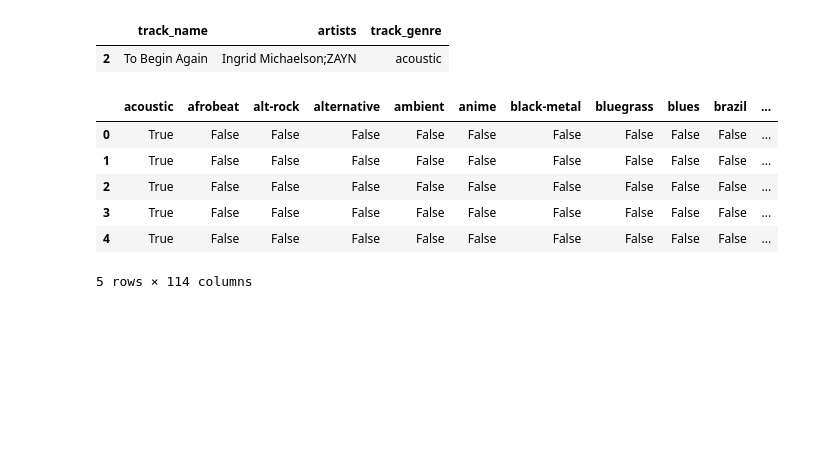
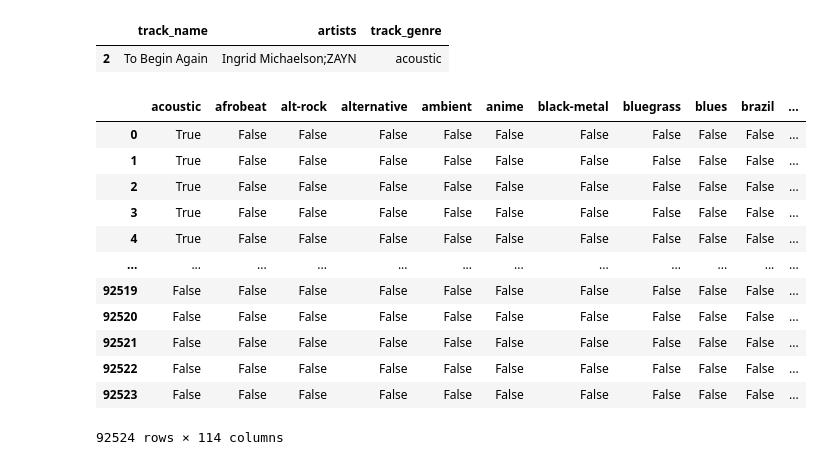
Before and after one commit to Flakkito/spotify-eda-recommender, a Jupyter notebook: notebooks/02_recommender.ipynb, the cells around one changed output. Saved outputs shown, nothing was run; the diff lists cells and outputs as text; code cells hidden in the pictures; blank space fills up the shorter version.

```diff
--- a/notebooks/02_recommender.ipynb
+++ b/notebooks/02_recommender.ipynb
@@ -96,13 +114,20 @@ df[df['track_id'] == '1iJBSr7s7jYXzM8EGcbK5b'][['track_name', 'artists', 'track_
 |  | track_name | artists | track_genre |
 | 2 | To Begin Again | Ingrid Michaelson;ZAYN | acoustic |
 # %%
+# One-Hot Encode track_genre to include genre as a feature
 genre_dummies = pd.get_dummies(df['track_genre'])
-genre_dummies.head()
+genre_dummies
 # %% [output]
 |  | acoustic | afrobeat | alt-rock | alternative | ambient | anime | black-metal | bluegrass | blues | brazil | ... |
 | 0 | True | False | False | False | False | False | False | False | False | False | ... |
 | 1 | True | False | False | False | False | False | False | False | False | False | ... |
 | 2 | True | False | False | False | False | False | False | False | False | False | ... |
 | 3 | True | False | False | False | False | False | False | False | False | False | ... |
 | 4 | True | False | False | False | False | False | False | False | False | False | ... |
+| ... | ... | ... | ... | ... | ... | ... | ... | ... | ... | ... | ... |
+| 92519 | False | False | False | False | False | False | False | False | False | False | ... |
+| 92520 | False | False | False | False | False | False | False | False | False | False | ... |
+| 92521 | False | False | False | False | False | False | False | False | False | False | ... |
+| 92522 | False | False | False | False | False | False | False | False | False | False | ... |
+| 92523 | False | False | False | False | False | False | False | False | False | False | ... |
-5 rows × 114 columns
+92524 rows × 114 columns
```
Also changed, not shown: parts of 8 cells of this notebook, 1 other file.
